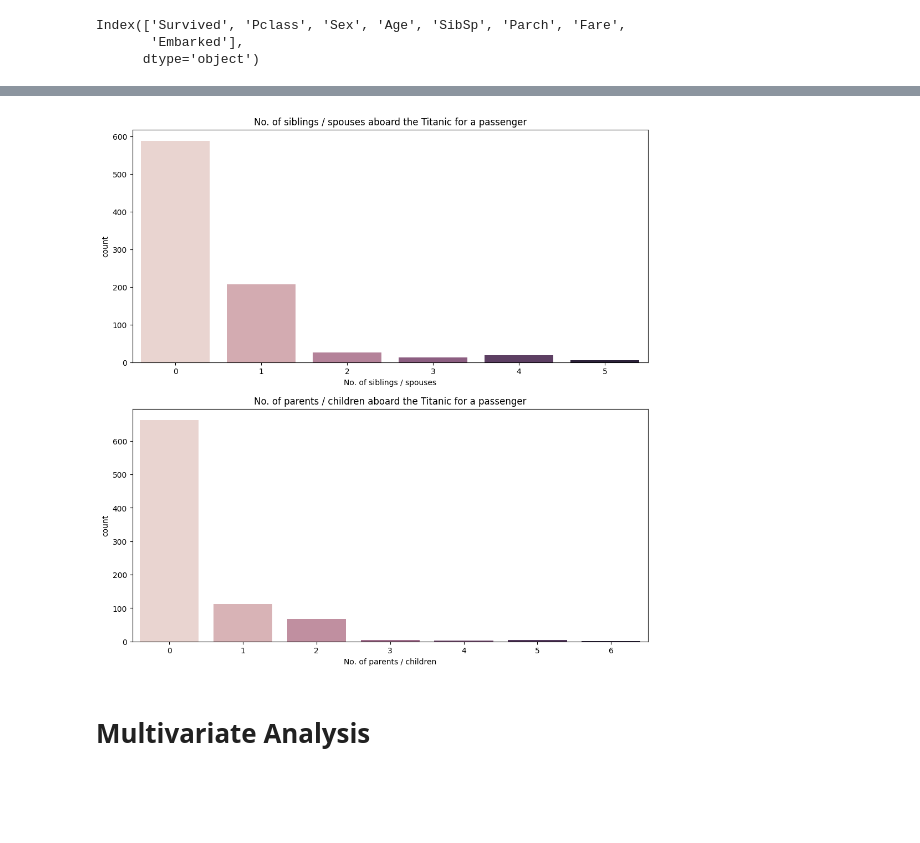
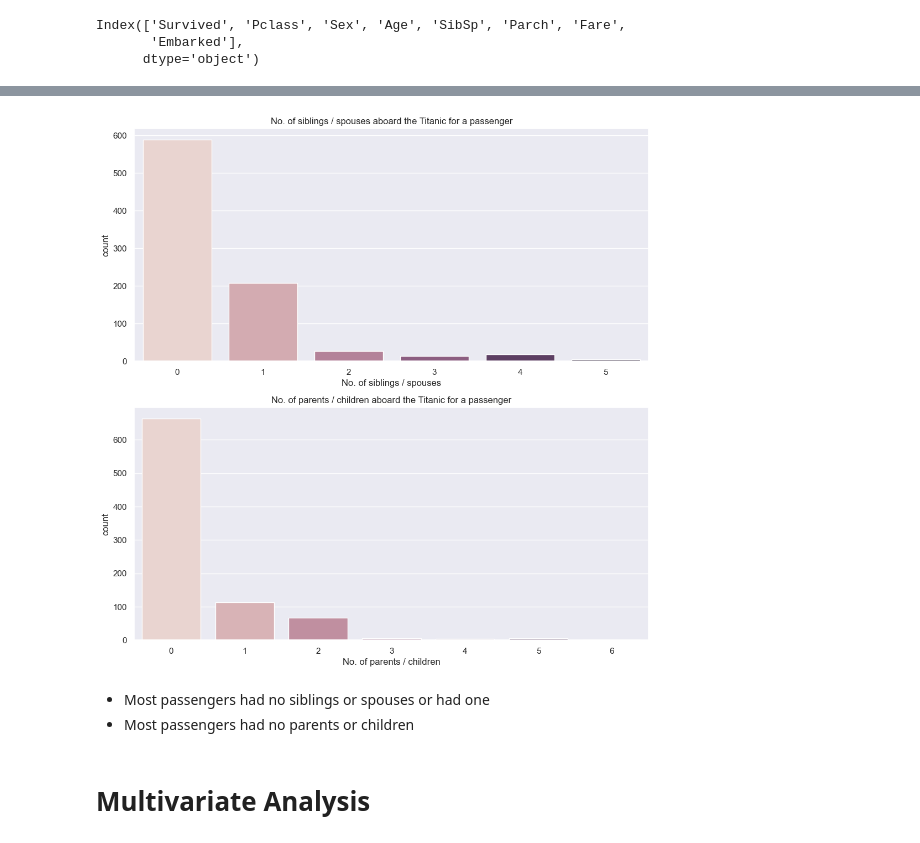
Before and after one commit to Daiaa-K/CODSOFT, a Jupyter notebook: Titanic EDA and prediction/Titanic survivors EDA and prediction.ipynb, the cells around one changed output, grey strips where cells are left out. Drawn from its saved outputs; the diff is of its cells as text; code cells hidden in the pictures; blank space fills up the shorter version.

```diff
--- a/Titanic EDA and prediction/Titanic survivors EDA and prediction.ipynb
+++ b/Titanic EDA and prediction/Titanic survivors EDA and prediction.ipynb
@@ -7,6 +7,8 @@ import matplotlib.pyplot as plt
 import seaborn as sns
 from scipy import stats
 import warnings
+warnings.simplefilter(action='ignore')
+sns.set_theme(style="darkgrid",palette=sns.color_palette("muted"))
 # %%
 data = pd.read_csv("Titanic-Dataset.csv")
 # %% [markdown]
@@ -63,6 +69,8 @@ Fare             0
 Cabin          687
 Embarked         2
 dtype: int64
+# %%
+data['Embarked'] = data['Embarked'].replace({'S':'Southampton','Q':'Queenstown','C':'Cherbourg'})
 # %% [markdown]
 ## Removing unnecessary columns
 # %%
@@ -155,19 +168,22 @@ for i,col in enumerate(['Survived','Sex','Embarked','Pclass']):
 # %%
 plt.figure(figsize=(12,12))
 
 plt.subplot(2,1,1)
-sns.countplot(data=data,x="SibSp",hue="SibSp",legend=False)
+sns.countplot(data=data,x="SibSp",legend=False,hue="SibSp")
 plt.title("No. of siblings / spouses aboard the Titanic for a passenger")
 plt.xlabel("No. of siblings / spouses")
 
 plt.subplot(2,1,2)
 sns.countplot(data=data,x="Parch",hue="Parch",legend=False)
 plt.title("No. of parents / children aboard the Titanic for a passenger")
 plt.xlabel("No. of parents / children")
 
 plt.show()
 # %% [output]
-[figure, old version]
+[figure, new version]
+# %% [markdown]
+ * Most passengers had no siblings or spouses or had one
+ * Most passengers had no parents or children
 # %% [markdown]
 # Multivariate Analysis
 # %%
```
Also changed, not shown: parts of 53 cells of this notebook.
